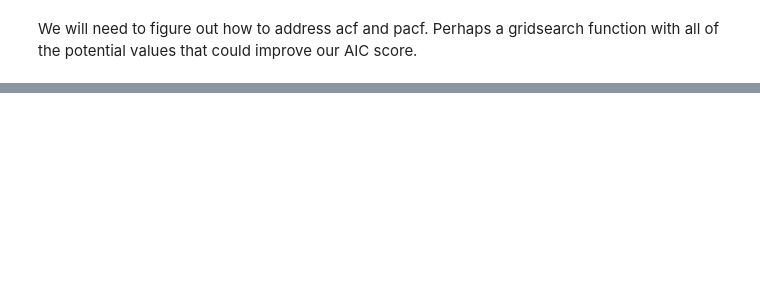
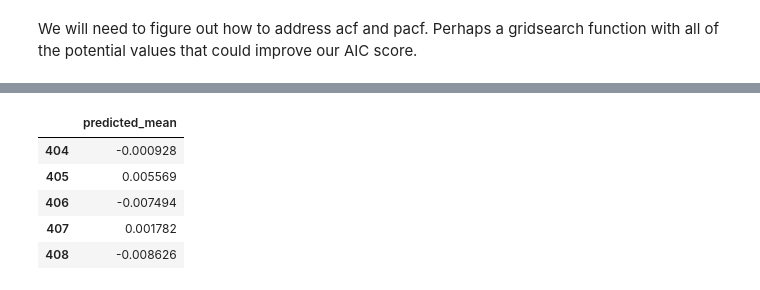
Before and after one commit to joshstruggles/Local-Area-Unemployment-Statistics-California, a Jupyter notebook: time_series_analysis.ipynb, the cells around one changed output, grey strips where cells are left out. Cells and saved outputs as stored; diff of their text form; code cells hidden in the pictures; blank space fills up the shorter version.

```diff
--- a/time_series_analysis.ipynb
+++ b/time_series_analysis.ipynb
@@ -265,3 +269,5 @@ Covariance Type:                  opg
 
 Warnings:
 [1] Covariance matrix calculated using the outer product of gradients (complex-step).
+# %%
+train = train.dropna()
@@ -269,0 +325,2 @@ We will need to figure out how to address acf and pacf. Perhaps a gridsearch fun
+# %%
+arma_Fresno = ARIMA(train, order = (18,1,0)).fit()
@@ -269,0 +430,9 @@ We will need to figure out how to address acf and pacf. Perhaps a gridsearch fun
+# %%
+forecast.tail()
+# %% [output]
+|  | predicted_mean |
+| 404 | -0.000928 |
+| 405 | 0.005569 |
+| 406 | -0.007494 |
+| 407 | 0.001782 |
+| 408 | -0.008626 |
```
Also changed, not shown: parts of 24 cells of this notebook.
